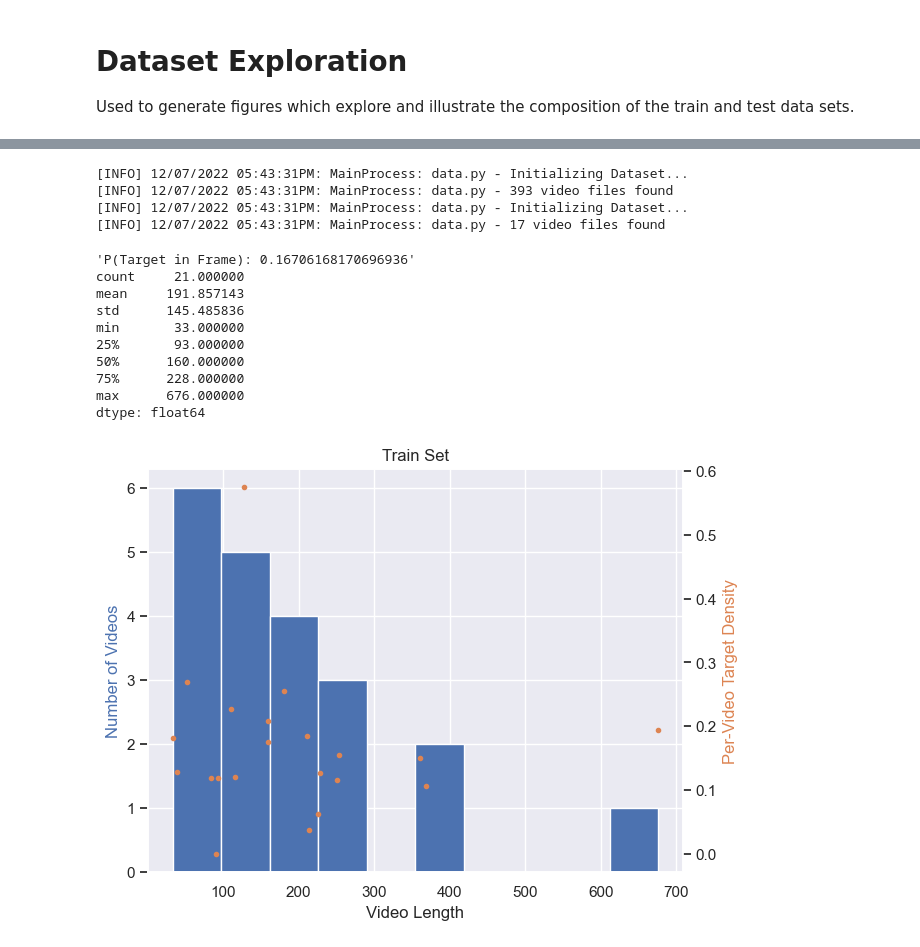
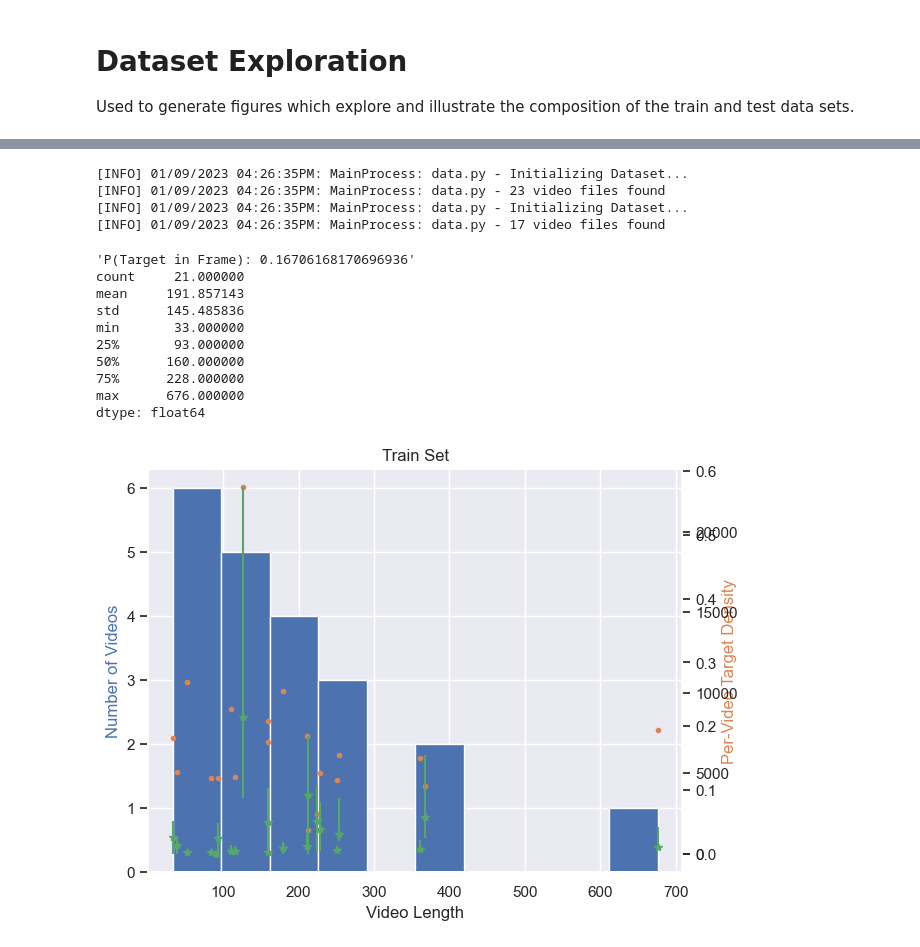
Before and after one commit to tsnowak/pnnl-tunamelt, a Jupyter notebook: notebooks/03-dataset-exploration.ipynb, the cells around one changed output, grey strips where cells are left out. Drawn from its saved outputs; the diff is of its cells as text; code cells hidden in the pictures.

Commit message:
cdf and pdf of train and test sets

```diff
--- a/notebooks/03-dataset-exploration.ipynb
+++ b/notebooks/03-dataset-exploration.ipynb
@@ -41,9 +41,27 @@ def labels_to_pos_frames(label):
             pos_frames[f['frame'] - label['start_frame']] = 1
 
     return sum(pos_frames)
+
+def area(x):
+    '''
+        Assumptions
+        ((x0, y0), (x1, y1))
+        x1>x0 ; y1>y0
+    '''
+    return ((x[1][0]-x[0][0])*(x[1][1]-x[0][1]))
+
+def average(x):
+    return sum(x)/len(x)
+
+def calc_avg_target_size(targets):
+    target_sizes = []
+    for target in targets:
+        target_boxes = [frame['box'] for frame in target['frames']]
+        target_sizes.append(average([area(box) for box in target_boxes]))
+    return target_sizes
 # %%
-label_path = f"{REPO_PATH}/data/labels/cvat-video-1.1"
-video_path = f"{REPO_PATH}/data/mp4"
+label_path = f"{REPO_PATH}/data/labels/cvat-video-1.1/train"
+video_path = f"{REPO_PATH}/data/mp4/train"
 train_dataset = Dataset(videos=video_path, labels=label_path)
 
 label_path = f"{REPO_PATH}/data/labels/cvat-video-1.1/test"
@@ -53,18 +71,20 @@ test_dataset = Dataset(videos=video_path, labels=label_path)
 train_data = train_dataset.aligned_data['train']
 test_data = test_dataset.aligned_data['test']
 # %% [output]
-[INFO] 12/07/2022 05:43:31PM: MainProcess: data.py - Initializing Dataset...
-[INFO] 12/07/2022 05:43:31PM: MainProcess: data.py - 393 video files found
-[INFO] 12/07/2022 05:43:31PM: MainProcess: data.py - Initializing Dataset...
-[INFO] 12/07/2022 05:43:31PM: MainProcess: data.py - 17 video files found
+[INFO] 01/09/2023 04:26:35PM: MainProcess: data.py - Initializing Dataset...
+[INFO] 01/09/2023 04:26:35PM: MainProcess: data.py - 23 video files found
+[INFO] 01/09/2023 04:26:35PM: MainProcess: data.py - Initializing Dataset...
+[INFO] 01/09/2023 04:26:35PM: MainProcess: data.py - 17 video files found
 # %%
 train_lengths = []
 train_n_targets = []
 train_n_pos_frames = []
+train_targets_by_size = []
 for _, label in train_data:
     train_lengths.append(label["video_length"])
     train_n_targets.append(len(label["tracks"])) # n targets in video
     train_n_pos_frames.append(labels_to_pos_frames(label)) # n frames with target in video
+    train_targets_by_size.append(calc_avg_target_size(label['tracks']))
 # %%
 test_lengths = []
 test_n_targets = []
@@ -81,11 +103,13 @@ def calc_target_density(targets, lengths):
     return target_densities
 
 # TODO: align yticks for both axes - https://stackoverflow.com/questions/26752464/how-do-i-align-gridlines-for-two-y-axis-scales-using-matplotlib
-def plot_length_histogram(video_lengths, n_targets, dataset="train", format="svg", save=False):
+def plot_length_histogram(video_lengths, n_targets, target_sizes, dataset="train", format="svg", save=False):
     fig, ax = plt.subplots(constrained_layout=True)
     ax.grid(linestyle='-', zorder=0)
     ax2=ax.twinx()
     ax2.grid(False)
+    ax3=ax.twinx()
+    ax3.grid(False)
     #ax2.set_axisbelow(True)
     #ax2.grid(linestyle='--', zorder=0)
 
@@ -97,6 +121,11 @@ def plot_length_histogram(video_lengths, n_targets, dataset="train", format="svg
     target_densities = calc_target_density(n_targets, video_lengths)
     ax2.plot(video_lengths, target_densities, '.', color=sns.color_palette()[1])
 
+    avg_size_list = [average(vid_targets) if len(vid_targets)>0 else 0 for vid_targets in target_sizes]
+    min_size_list = [min(vid_targets) if len(vid_targets)>0 else 0 for vid_targets in target_sizes]
+    max_size_list = [max(vid_targets) if len(vid_targets)>0 else 0 for vid_targets in target_sizes]
+    ax3.errorbar(video_lengths, avg_size_list, (min_size_list, max_size_list), None, fmt='*', color=sns.color_palette()[2])
+
     plt.title(f"{dataset.capitalize()} Set")
     plt.savefig(f"{str(media_path)}/{dataset}-info.{format}", format=format) if save else None
 
@@ -105,22 +134,19 @@ def calc_statistics(lengths, targets, pos_frames):
     pprint(f"P(Target in Frame): {target_prob}")
     df = pd.Series(lengths)
     pprint(df.describe())
-
-def plot_dataset_sparsity():
-    pass
 # %%
-plot_length_histogram(train_lengths, train_n_pos_frames, dataset="train", format="pdf", save=True)
+plot_length_histogram(train_lengths, train_n_pos_frames, train_targets_by_size, dataset="train", format="pdf", save=True)
 calc_statistics(train_lengths, train_n_targets, train_n_pos_frames)
 # %% [output]
 'P(Target in Frame): 0.16706168170696936'
 count     21.000000
 mean     191.857143
 std      145.485836
 min       33.000000
 25%       93.000000
 50%      160.000000
 75%      228.000000
 max      676.000000
 dtype: float64
-[figure, old version]
+[figure, new version]
 # %%
```
Also changed, not shown: parts of 5 cells of this notebook, 12 other files.
